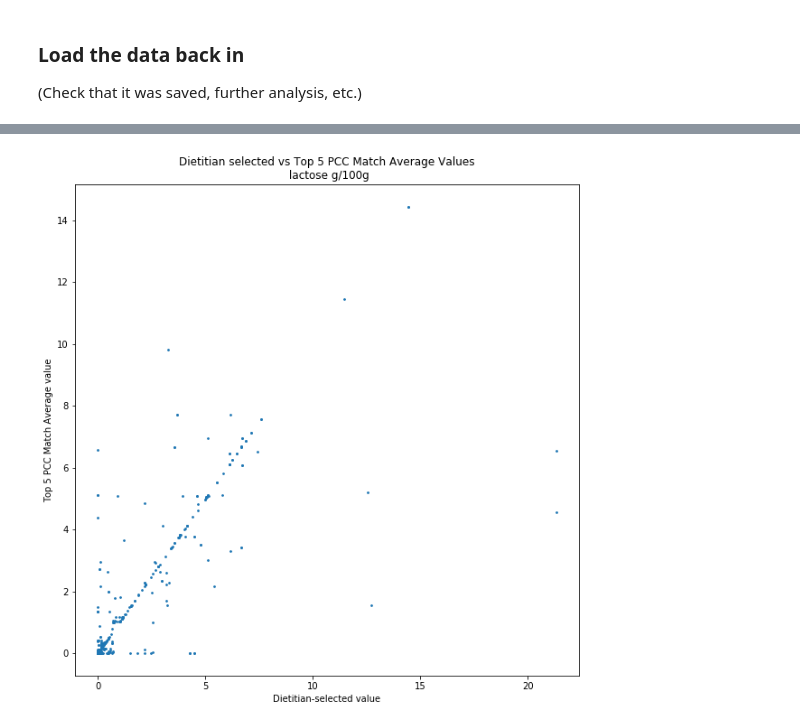
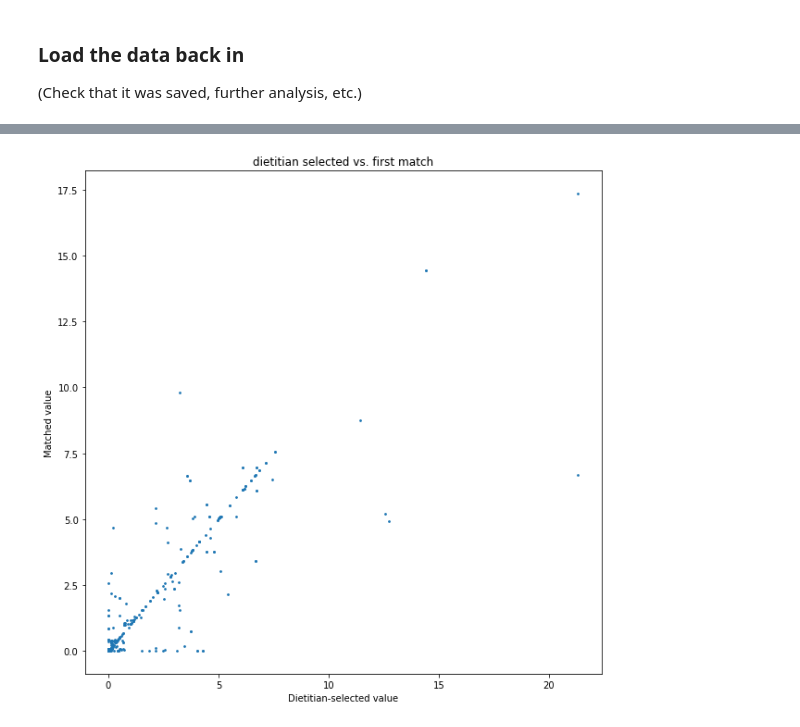
Before and after one commit to IBPA/dairy_matching, a Jupyter notebook: scripts/matching_pcc.ipynb, the cells around one changed output, grey strips where cells are left out. Drawn from its saved outputs; the diff is of its cells as text; code cells hidden in the pictures.

Commit message:
more fine tuning, mae down to .48 first match

```diff
--- a/scripts/matching_pcc.ipynb
+++ b/scripts/matching_pcc.ipynb
@@ -107,5 +82,5 @@ A_labels = asa_24.Food_Description.values
 
 B_labels = ncc['Short Food Description'].values
 
-A_labels = [re.sub('[.,\/#!$%\^&\*;:{}=\-_`~()]','',label).lower() for label in A_labels]
-B_labels = [re.sub('[.,\/#!$%\^&\*;:{}=\-_`~()]','',label).lower() for label in B_labels]
+A_labels = [re.sub('[.\/#!$%\^&\*;:{}=\-_`~()]','',label).lower() for label in A_labels]
+B_labels = [re.sub('[.\/#!$%\^&\*;:{}=\-_`~()]','',label).lower() for label in B_labels]
@@ -111,0 +95,7 @@ B_labels = [re.sub('[.,\/#!$%\^&\*;:{}=\-_`~()]','',label).lower() for label in
+# %%
+def ngrams(string, n=3):
+    comma_sep_chunks = [tok.strip() for tok in string.split(',')]
+    string = ' '.join([comma_sep_chunks[0]] + comma_sep_chunks)
+    string = re.sub(r'[,-./]|\sBD',r'', string)
+    ngrams = zip(*[string[i:] for i in range(n)])
+    return [''.join(ngram) for ngram in ngrams] + comma_sep_chunks
@@ -133,5 +105,0 @@ https://bergvca.github.io/2017/10/14/super-fast-string-matching.html
-# %%
-def ngrams(string, n=3):
-    string = re.sub(r'[,-./]|\sBD',r'', string)
-    ngrams = zip(*[string[i:] for i in range(n)])
-    return [''.join(ngram) for ngram in ngrams]
@@ -311,7 +307,7 @@ R2: 0.67
 # %%
-def plot_results(actual,pred):
+def plot_results(actual,pred,title):
     """actual vs. predicted plot"""
     plt.scatter(x=actual,y=pred,s=3)
     plt.xlabel('Dietitian-selected value')
-    plt.ylabel('Top 5 PCC Match Average value')
-    plt.title('Dietitian selected vs Top 5 PCC Match Average Values\n lactose g/100g')
+    plt.ylabel('Matched value')
+    plt.title(title)
@@ -372,4 +314,4 @@ results_top_desc_only
 # %%
-plot_results(labeled_lactose_first,lookup_lactose_first)
+plot_results(labeled_lactose_first,lookup_lactose_first,'dietitian selected vs. first match')
 # %% [output]
-[figure, old version]
+[figure, new version]
```
Also changed, not shown: parts of 49 cells of this notebook, 3 other files.
